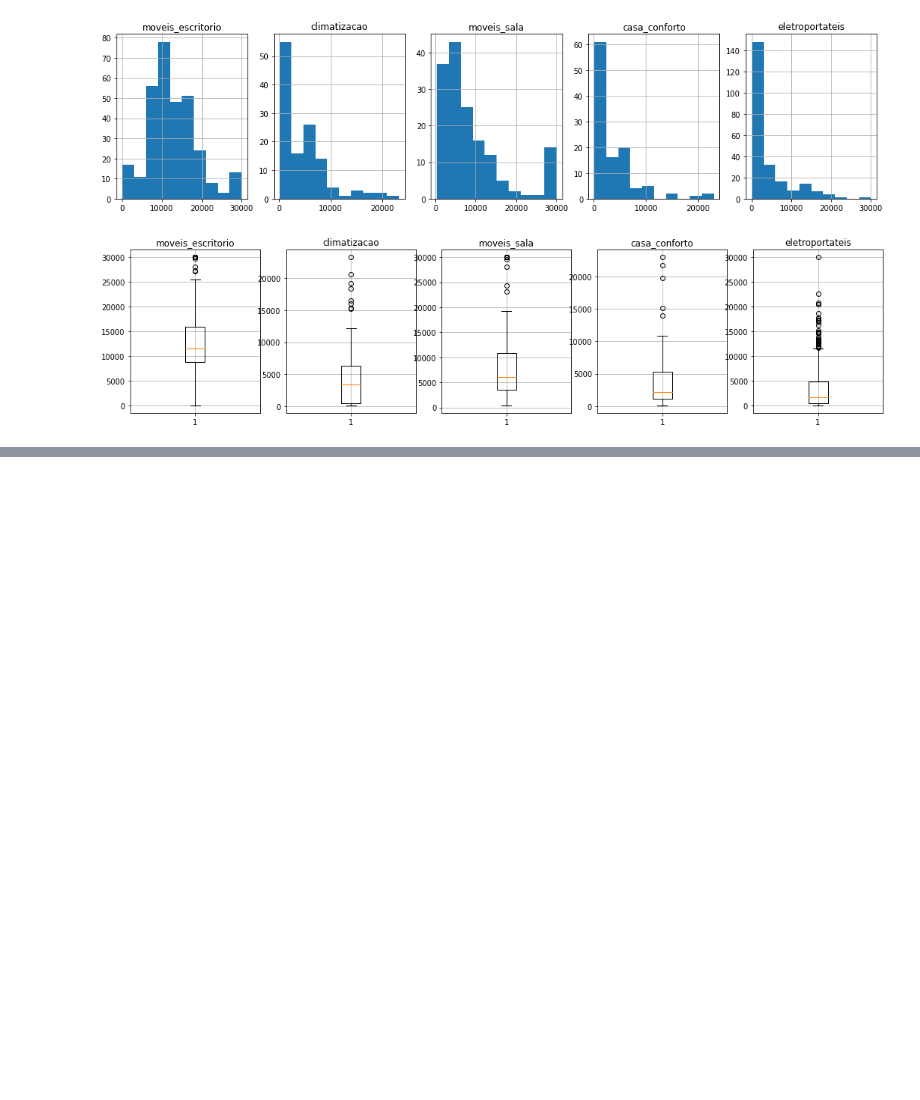
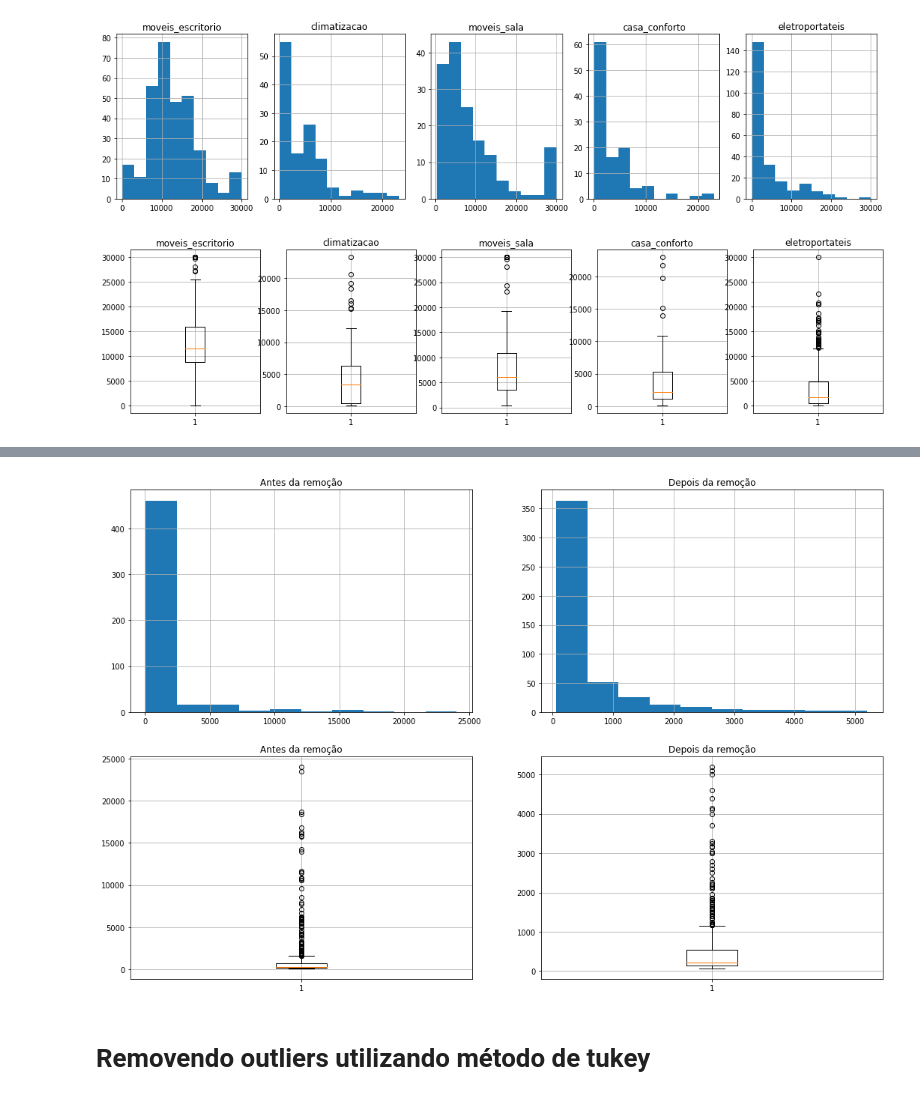
Before and after one commit to AdsonRamos/if697-2020.2, a Jupyter notebook: Projeto_IF697.ipynb, the cells around one changed output, grey strips where cells are left out. Drawn from its saved outputs; the diff is of its cells as text; code cells hidden in the pictures; blank space fills up the shorter version.

```diff
--- a/Projeto_IF697.ipynb
+++ b/Projeto_IF697.ipynb
@@ -338,0 +370,20 @@ for i in range(5):
+# %%
+pesos_depois = pesos[abs(pesos_log - pesos_log.median())/mad < 3.5]
+# %%
+fig, axes = plt.subplots(ncols=2, nrows=2, figsize=(18, 12))
+axes[0][0].hist(pesos)
+axes[0][0].set_title('Antes da remoção')
+axes[0][0].grid(True)
+axes[0][1].hist(pesos_depois)
+axes[0][1].set_title('Depois da remoção')
+axes[0][1].grid(True)
+axes[1][0].boxplot(pesos)
+axes[1][0].set_title('Antes da remoção')
+axes[1][0].grid(True)
+axes[1][1].boxplot(pesos_depois)
+axes[1][1].set_title('Depois da remoção')
+axes[1][1].grid(True)
+# %% [output]
+[figure, added]
+# %% [markdown]
+# Removendo outliers utilizando método de tukey
```
Also changed, not shown: parts of 10 cells of this notebook.
